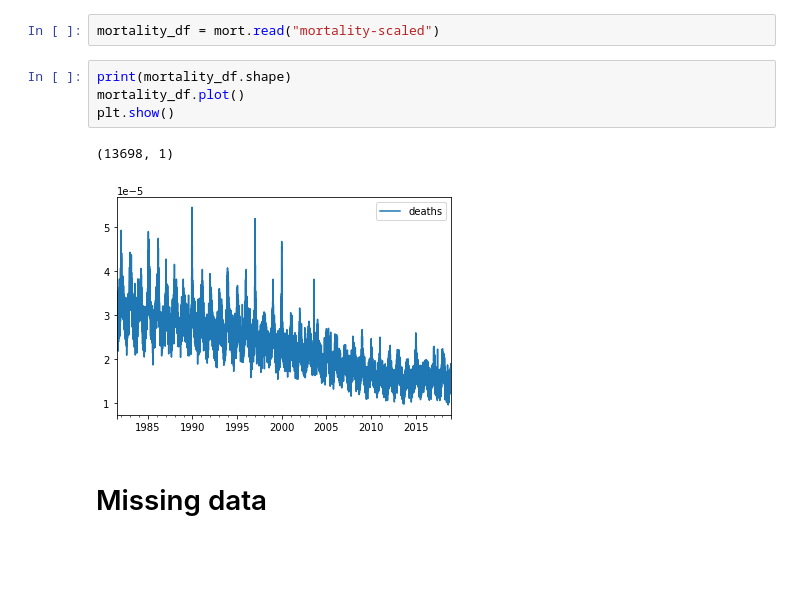
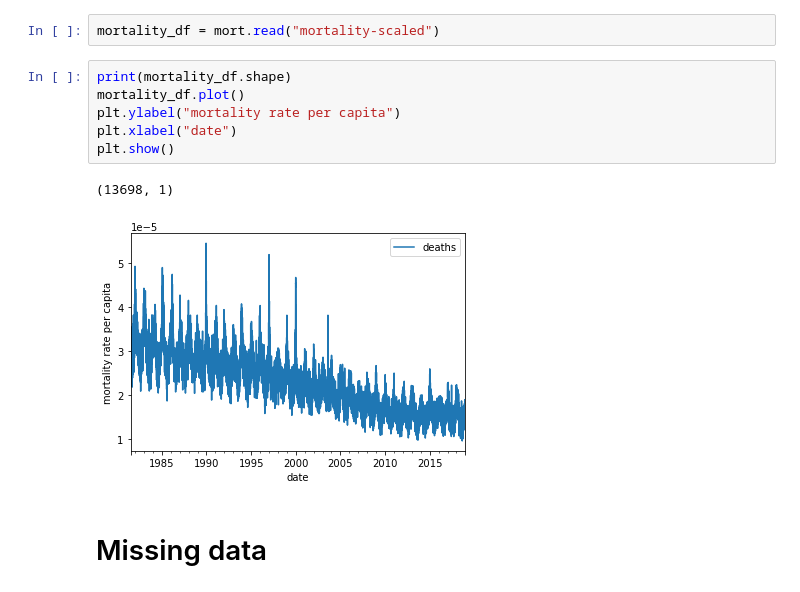
Before and after one commit to michellewl/AQmortality, a Jupyter notebook: mortality_model/borough_regression.ipynb, the cells around one changed output. Cells and saved outputs as stored; diff of their text form; blank space fills up the shorter version.

```diff
--- a/mortality_model/borough_regression.ipynb
+++ b/mortality_model/borough_regression.ipynb
@@ -111,10 +120,12 @@ mortality_df = mort.read("mortality-scaled")
 # %%
 print(mortality_df.shape)
 mortality_df.plot()
+plt.ylabel("mortality rate per capita")
+plt.xlabel("date")
 plt.show()
 # %% [output]
 (13698, 1)
-[figure, old version]
+[figure, new version]
 # %% [markdown]
 # Missing data
 # %% [markdown]
```
Also changed, not shown: parts of 36 cells of this notebook.
